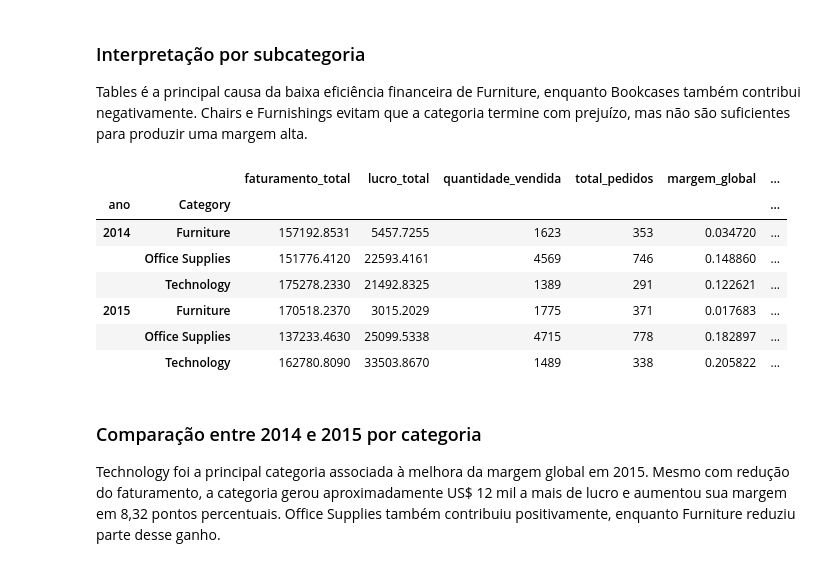
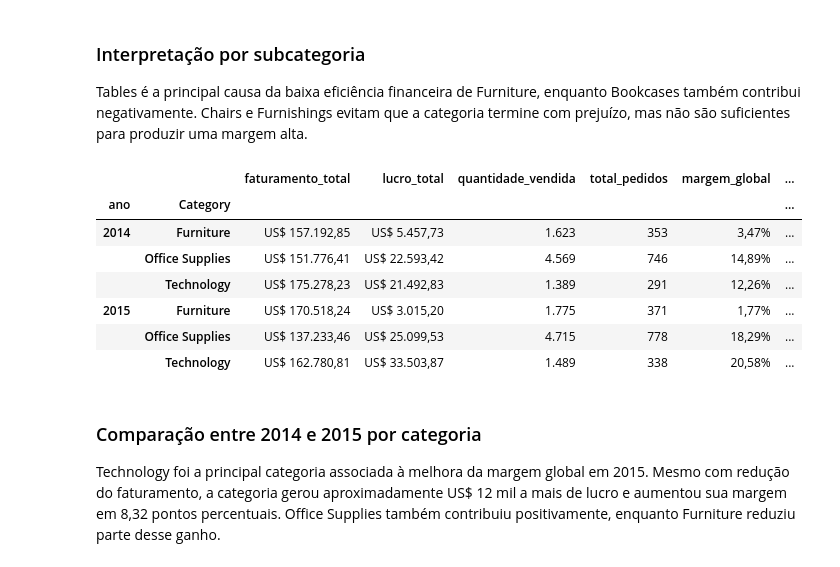
Before and after one commit to Mattanatecn/projetoanalisevendas-SAMPLE-SUPERSTORE, a Jupyter notebook: notebooks/analise_final.ipynb, the cells around one changed output. Drawn from its saved outputs; the diff is of its cells as text; code cells hidden in the pictures.

```diff
--- a/notebooks/analise_final.ipynb
+++ b/notebooks/analise_final.ipynb
@@ -402,5 +402,14 @@ Novembro de 2016 apresentou faturamento elevado, mas margem de apenas 5,05%. Iss
 Janeiro de 2015 continua sendo o mês mais crítico, pois combina o maior prejuízo com a pior margem global.
 # %% [markdown]
 ## 5. Categorias e subcategorias
+# %%
+formatacao_grupos={
+    'faturamento_total': 'US$ {:,.2f}',
+    'lucro_total': 'US$ {:,.2f}',
+    'quantidade_vendida': '{:,.0f}',
+    'total_pedidos': '{:,.0f}',
+    'margem_global': '{:.2%}',
+    'ticket_medio': 'US$ {:,.2f}'
+}
 # %%
 resumo_categoria=resumir_por_grupo(df,'Category')
@@ -448,16 +473,26 @@ resumo_subcategoria
 Tables é a principal causa da baixa eficiência financeira de Furniture, enquanto Bookcases também contribui negativamente. Chairs e Furnishings evitam que a categoria termine com prejuízo, mas não são suficientes para produzir uma margem alta.
 # %%
 resumo_ano_categoria=resumir_por_grupo(df,['ano','Category'])
-resumo_ano_categoria.head(6)
+
+resumo_ano_categoria_2014_2015=resumo_ano_categoria.loc[[2014, 2015]]
+
+resumo_ano_categoria_formatado=resumo_ano_categoria_2014_2015.style.format(
+    formatacao_grupos,
+    na_rep='-',
+    decimal=',',
+    thousands='.'
+)
+
+resumo_ano_categoria_formatado
 # %% [output]
 |  |  | faturamento_total | lucro_total | quantidade_vendida | total_pedidos | margem_global | ... |
 | ano | Category |  |  |  |  |  | ... |
-| 2014 | Furniture | 157192.8531 | 5457.7255 | 1623 | 353 | 0.034720 | ... |
-|  | Office Supplies | 151776.4120 | 22593.4161 | 4569 | 746 | 0.148860 | ... |
-|  | Technology | 175278.2330 | 21492.8325 | 1389 | 291 | 0.122621 | ... |
-| 2015 | Furniture | 170518.2370 | 3015.2029 | 1775 | 371 | 0.017683 | ... |
-|  | Office Supplies | 137233.4630 | 25099.5338 | 4715 | 778 | 0.182897 | ... |
-|  | Technology | 162780.8090 | 33503.8670 | 1489 | 338 | 0.205822 | ... |
+| 2014 | Furniture | US$ 157.192,85 | US$ 5.457,73 | 1.623 | 353 | 3,47% | ... |
+|  | Office Supplies | US$ 151.776,41 | US$ 22.593,42 | 4.569 | 746 | 14,89% | ... |
+|  | Technology | US$ 175.278,23 | US$ 21.492,83 | 1.389 | 291 | 12,26% | ... |
+| 2015 | Furniture | US$ 170.518,24 | US$ 3.015,20 | 1.775 | 371 | 1,77% | ... |
+|  | Office Supplies | US$ 137.233,46 | US$ 25.099,53 | 4.715 | 778 | 18,29% | ... |
+|  | Technology | US$ 162.780,81 | US$ 33.503,87 | 1.489 | 338 | 20,58% | ... |
 # %% [markdown]
 ### Comparação entre 2014 e 2015 por categoria
 
```
Also changed, not shown: parts of 19 cells of this notebook.
